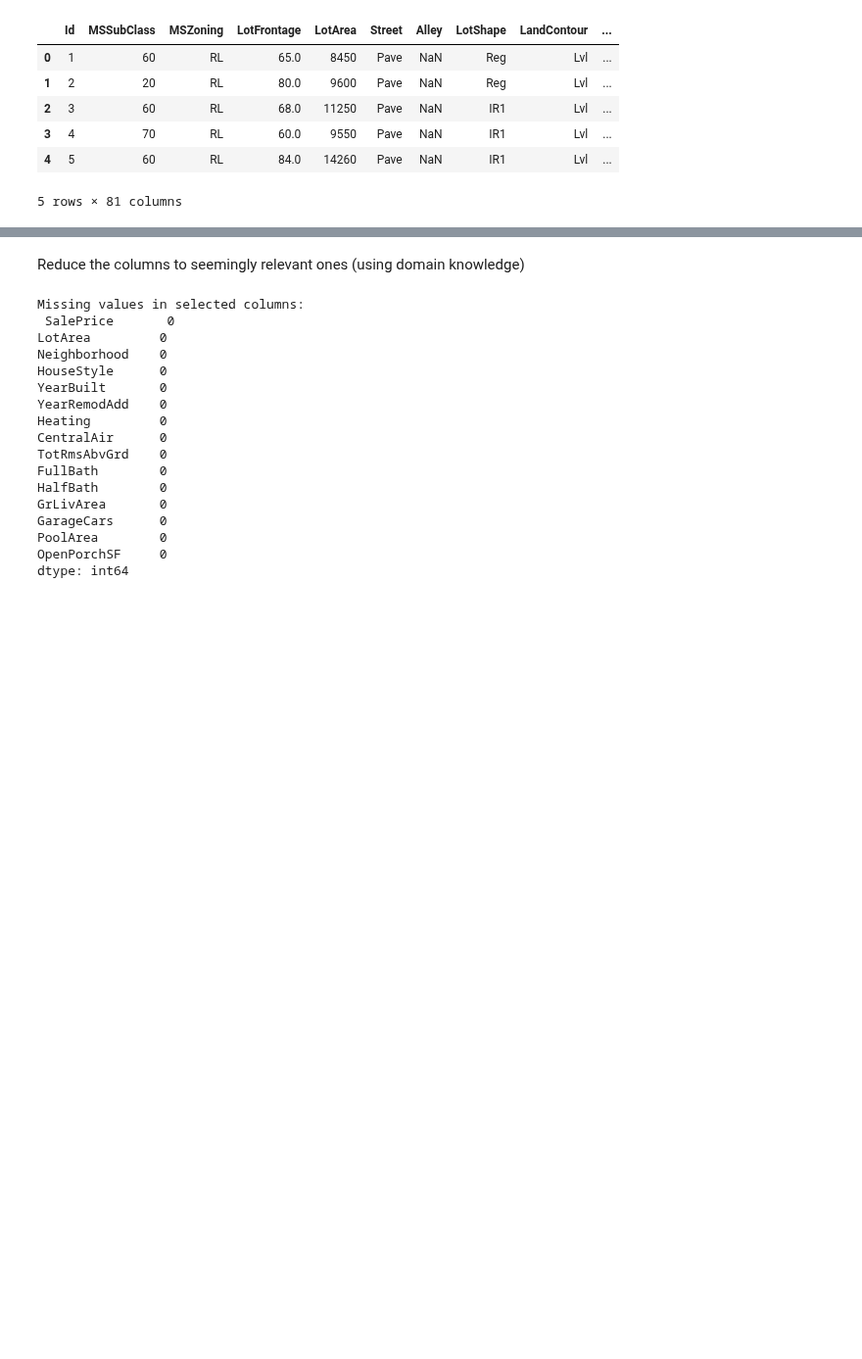
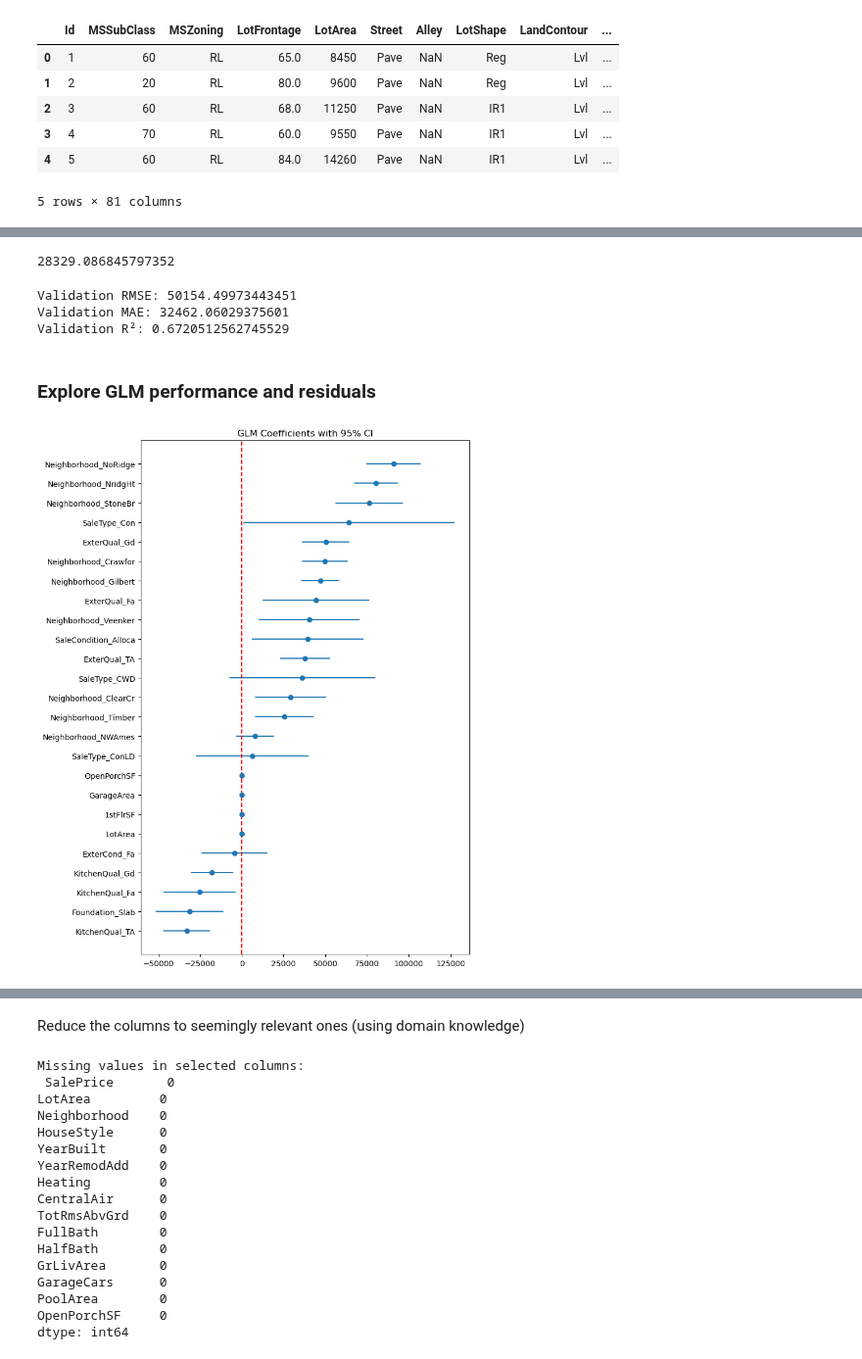
Before and after one commit to kellymegan/ASDA_2025_Group_2_Portfolio_, a Jupyter notebook: notebooks/week_09_group_2_notebook.ipynb, the cells around one changed output, grey strips where cells are left out. Shown at 98% size. Cells and saved outputs as stored; diff of their text form; code cells hidden in the pictures; blank space fills up the shorter version.

```diff
--- a/notebooks/week_09_group_2_notebook.ipynb
+++ b/notebooks/week_09_group_2_notebook.ipynb
@@ -38,0 +320,18 @@ data.head(5)
+# %%
+#drop categories with p>0.05 and refit GLM
+
+# Get p-values
+pvals = glm_results.pvalues
+
+# Keep only significant variables (p <= 0.05)
+significant_vars = pvals[pvals <= 0.05].index
+
+# Drop insignificant columns from train and test
+X_train_sig = X_train_glm[significant_vars]
+X_test_sig  = X_test_glm[significant_vars]
+
+# Refit GLM
+glm_model_sig = sm.GLM(y_train, X_train_sig, family=sm.families.Gaussian())
+glm_results_sig = glm_model_sig.fit()
+
+print(glm_results_sig.summary())
@@ -38,0 +356,54 @@ data.head(5)
+# %%
+# Get AIC
+print(glm_results_sig.aic)
+# %% [output]
+28329.086845797352
+# %%
+# Estimate GLM performance
+
+from sklearn.metrics import mean_squared_error, mean_absolute_error, r2_score
+
+# Predictions already done
+y_pred_train = glm_results_sig.predict(X_train_sig)
+y_pred_test  = glm_results_sig.predict(X_test_sig)
+
+# Validation metrics
+rmse = np.sqrt(mean_squared_error(y_test, y_pred_test))
+mae = mean_absolute_error(y_test, y_pred_test)
+r2 = r2_score(y_test, y_pred_test)
+
+print("Validation RMSE:", rmse)
+print("Validation MAE:", mae)
+print("Validation R²:", r2)
+# %% [output]
+Validation RMSE: 50154.49973443451
+Validation MAE: 32462.06029375601
+Validation R²: 0.6720512562745529
+# %% [markdown]
+### Explore GLM performance and residuals
+# %%
+# Get coefficients and confidence intervals
+coef = glm_results_sig.params
+conf = glm_results_sig.conf_int()
+
+# Combine into DataFrame
+coef_df = pd.DataFrame({
+    'coef': coef,
+    'low': conf[0],
+    'high': conf[1]
+}).sort_values('coef')
+
+# Plot
+plt.figure(figsize=(8, 10))
+plt.errorbar(
+    coef_df['coef'], coef_df.index,
+    xerr=[coef_df['coef'] - coef_df['low'],
+          coef_df['high'] - coef_df['coef']],
+    fmt='o'
+)
+plt.axvline(0, color='red', linestyle='--')  # zero line for reference
+plt.title('GLM Coefficients with 95% CI')
+plt.tight_layout()
+plt.show()
+# %% [output]
+[figure, added]
```
Also changed, not shown: parts of 37 cells of this notebook.
